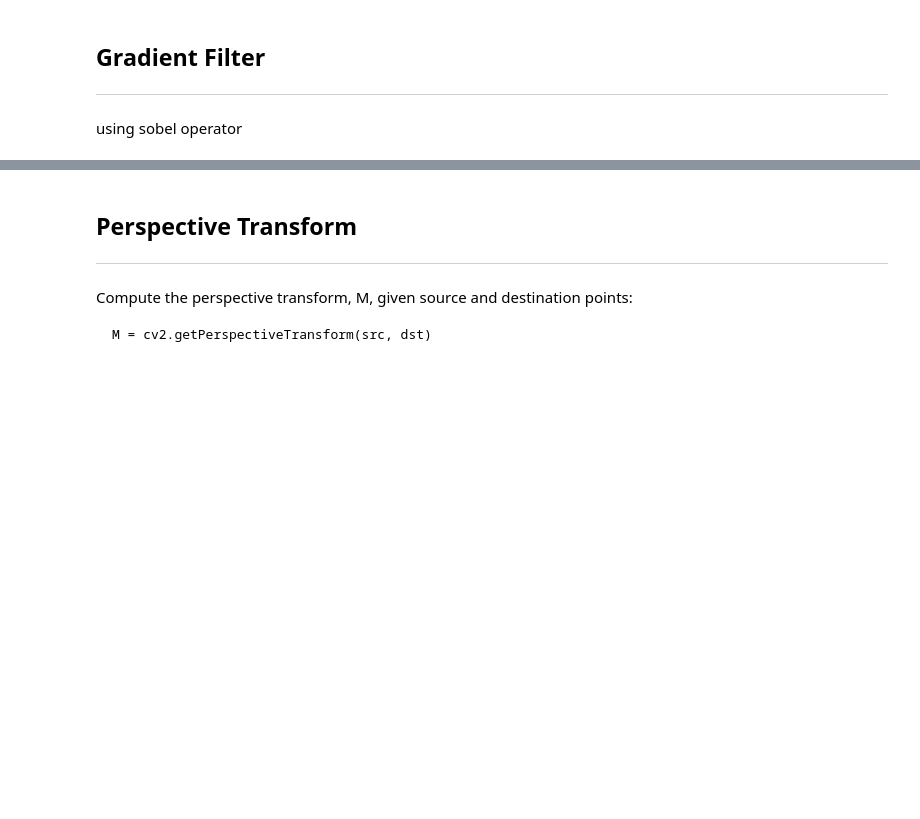
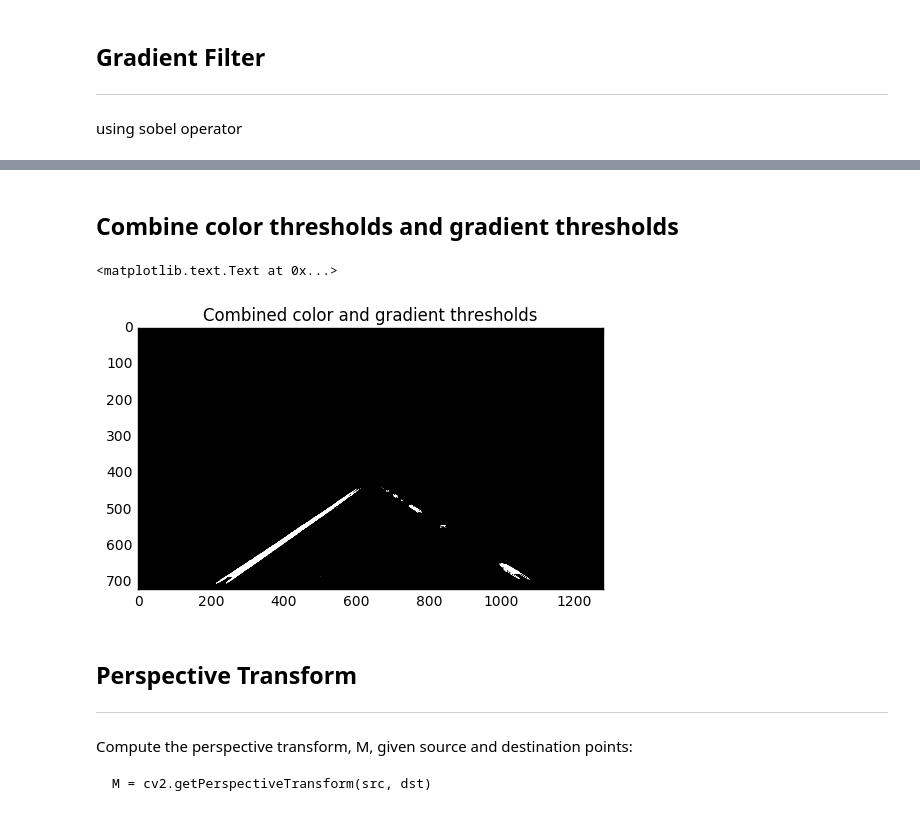
Before and after one commit to hayoung-kim/Perception-for-Self-driving, a Jupyter notebook: CarND-Advanced-Lane-Lines/Finding_Lane_Line_PlayGround_python.ipynb, the cells around one changed output, grey strips where cells are left out. Cells and saved outputs as stored; diff of their text form; code cells hidden in the pictures; blank space fills up the shorter version.

```diff
--- a/CarND-Advanced-Lane-Lines/Finding_Lane_Line_PlayGround_python.ipynb
+++ b/CarND-Advanced-Lane-Lines/Finding_Lane_Line_PlayGround_python.ipynb
@@ -115,3 +134,13 @@ finimg = binary_color
+# %% [markdown]
+## Combine color thresholds and gradient thresholds
+# %%
+finimg = np.zeros_like(redimg)
+finimg[(binary_grad == 1) | (binary_color ==1)] = 1
+plt.imshow(finimg, cmap='gray')
+plt.title('Combined color and gradient thresholds')
+# %% [output]
+<matplotlib.text.Text at 0x...>
+[figure, added]
 # %% [markdown]
 ## Perspective Transform
 ---
```
Also changed, not shown: parts of 11 cells of this notebook, 2 other files.
